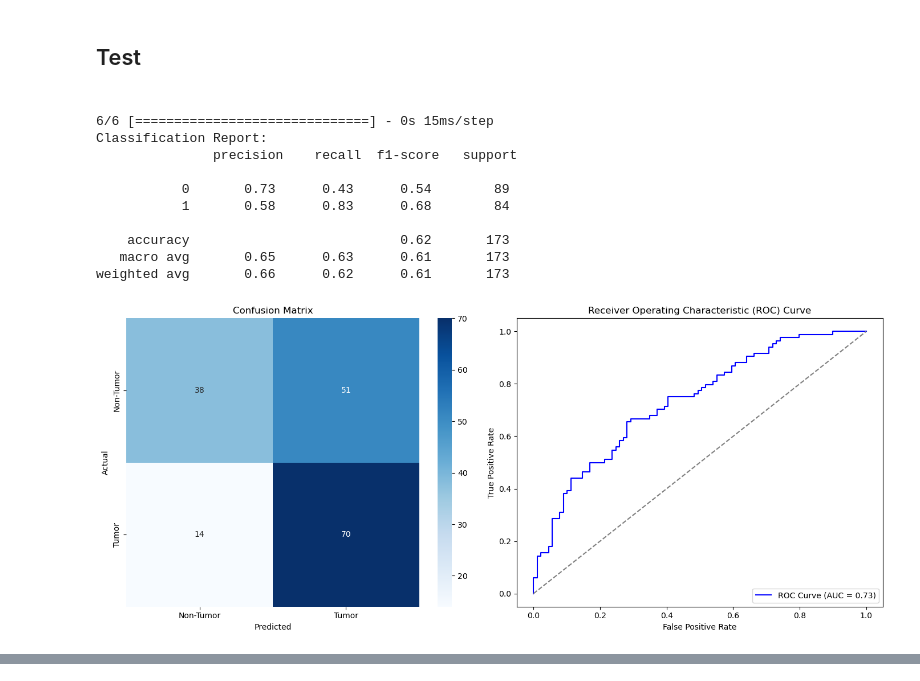
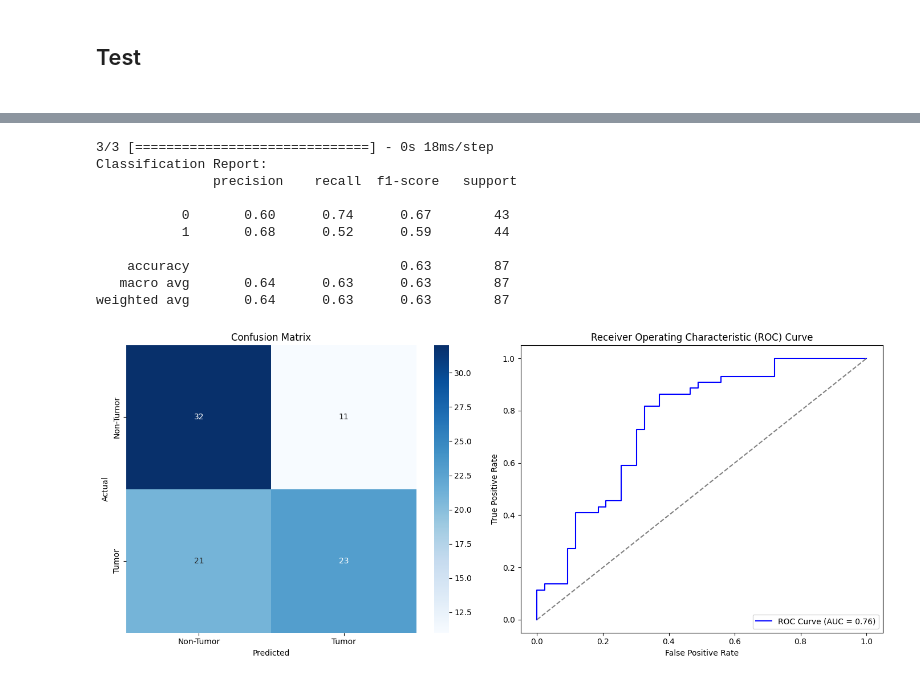
Before and after one commit to TrippWhaley/comp-562-final-project, a Jupyter notebook: project.ipynb, the cells around one changed output, grey strips where cells are left out. Saved outputs shown, nothing was run; the diff lists cells and outputs as text; code cells hidden in the pictures.

```diff
--- a/project.ipynb
+++ b/project.ipynb
@@ -342,18 +324,7 @@ import matplotlib.pyplot as plt
 import numpy as np
 
 def evaluate_model(model, X_test, y_test, threshold=0.5):
-    """
-    Evaluates a classification model using various metrics, confusion matrix, and ROC curve.
 
-    Parameters:
-    - model: Trained classification model (e.g., CNN, SVM, etc.)
-    - X_test: Test data features
-    - y_test: True labels for the test data
-    - threshold: Probability threshold for classification (default is 0.5 for binary classification)
-
-    Returns:
-    - None (prints evaluation metrics and plots confusion matrix & ROC curve)
-    """
     # Predict probabilities or labels
     y_pred_prob = model.predict(X_test)
 
@@ -396,17 +367,6 @@ def evaluate_model(model, X_test, y_test, threshold=0.5):
     # Show the plots
     plt.tight_layout()
     plt.show()
-# %%
-evaluate_model(model,X_val,y_val)
-# %% [output]
-6/6 [==============================] - 0s 15ms/step
-Classification Report:
-               precision    recall  f1-score   support
-
-           0       0.73      0.43      0.54        89
-           1       0.58      0.83      0.68        84
-
-    accuracy                           0.62       173
-   macro avg       0.65      0.63      0.61       173
-weighted avg       0.66      0.62      0.61       173
-[figure, removed]
+# %%
+evaluate_model(baseline_model,X_test,y_test)
+# %% [output]
@@ -412,0 +375,11 @@ weighted avg       0.66      0.62      0.61       173
+3/3 [==============================] - 0s 18ms/step
+Classification Report:
+               precision    recall  f1-score   support
+
+           0       0.60      0.74      0.67        43
+           1       0.68      0.52      0.59        44
+
+    accuracy                           0.63        87
+   macro avg       0.64      0.63      0.63        87
+weighted avg       0.64      0.63      0.63        87
+[figure, added]
```
Also changed, not shown: parts of 11 cells of this notebook.
